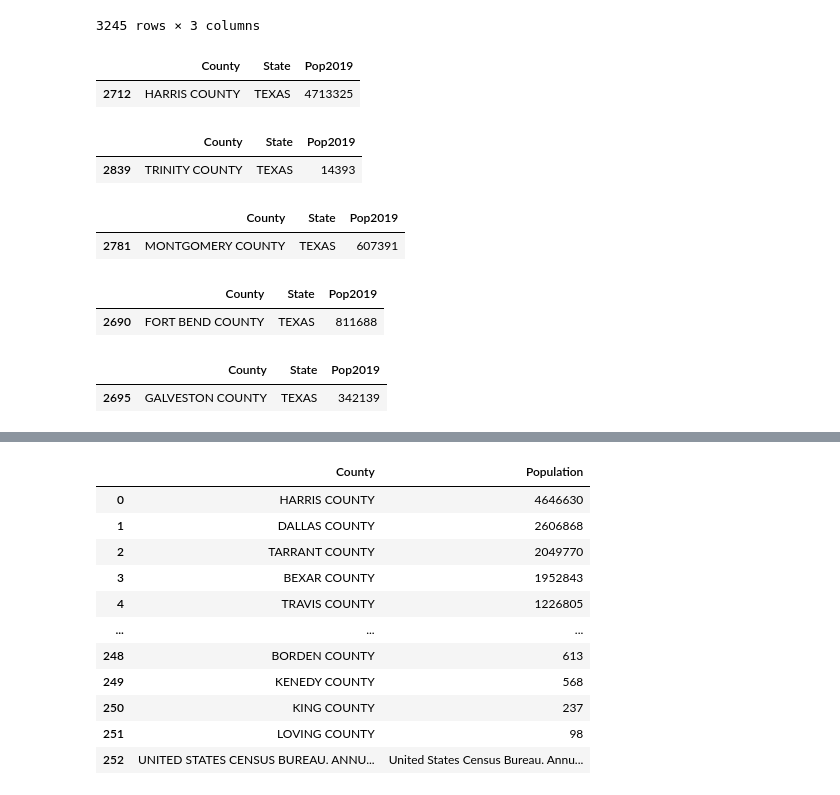
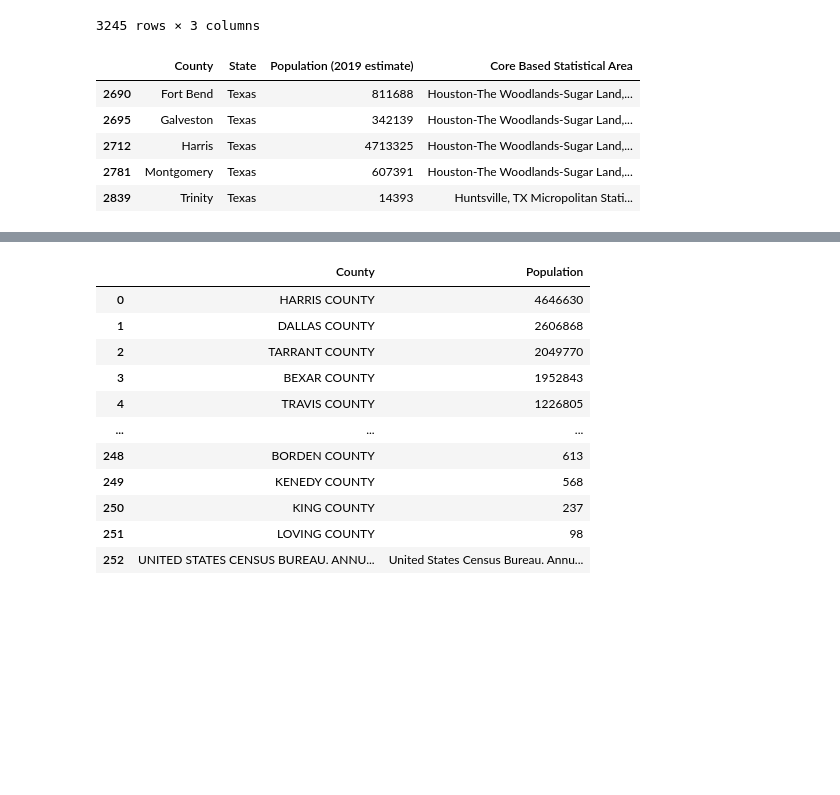
Before and after one commit to i-am-phoenix/Demo, a Jupyter notebook: Brainstorm_Rural Counties.ipynb, the cells around one changed output, grey strips where cells are left out. Saved outputs shown, nothing was run; the diff lists cells and outputs as text; code cells hidden in the pictures; blank space fills up the shorter version.

```diff
--- a/Brainstorm_Rural Counties.ipynb
+++ b/Brainstorm_Rural Counties.ipynb
@@ -101,33 +195,3 @@ state_county_data_clean
 | 3243 | WASHAKIE COUNTY | WYOMING | 7805 |
 | 3244 | WESTON COUNTY | WYOMING | 6927 |
 3245 rows × 3 columns
-# %%
-harris_countydf=state_county_data_clean[(state_county_data_clean['County'].str.contains('HARRIS ')) & (state_county_data_clean['State'].str.contains('TEXAS'))]
-harris_countydf
-# %% [output]
-|  | County | State | Pop2019 |
-| 2712 | HARRIS COUNTY | TEXAS | 4713325 |
-# %%
-trin_countydf=state_county_data_clean[(state_county_data_clean['County'].str.contains('TRINITY ')) & (state_county_data_clean['State'].str.contains('TEXAS'))]
-trin_countydf
-# %% [output]
-|  | County | State | Pop2019 |
-| 2839 | TRINITY COUNTY | TEXAS | 14393 |
-# %%
-mont_countydf=state_county_data_clean[(state_county_data_clean['County'].str.contains('MONTGOMERY ')) & (state_county_data_clean['State'].str.contains('TEXAS'))]
-mont_countydf
-# %% [output]
-|  | County | State | Pop2019 |
-| 2781 | MONTGOMERY COUNTY | TEXAS | 607391 |
-# %%
-fb_countydf=state_county_data_clean[(state_county_data_clean['County'].str.contains('FORT BEND ')) & (state_county_data_clean['State'].str.contains('TEXAS'))]
-fb_countydf
-# %% [output]
-|  | County | State | Pop2019 |
-| 2690 | FORT BEND COUNTY | TEXAS | 811688 |
-# %%
-galv_countydf=state_county_data_clean[(state_county_data_clean['County'].str.contains('GALVESTON ')) & (state_county_data_clean['State'].str.contains('TEXAS'))]
-galv_countydf
-# %% [output]
-|  | County | State | Pop2019 |
-| 2695 | GALVESTON COUNTY | TEXAS | 342139 |
@@ -138,3 +198,15 @@ galv_countydf
+# %%
+#filtered state/county data clean df
+txpop_unfiltered=state_county_data_clean[(state_county_data_clean['County']=='Harris' )|(state_county_data_clean['County']=='Trinity')|(state_county_data_clean['County']=='Trinity')|(state_county_data_clean['County']=='Montgomery')|(state_county_data_clean['County']=='Galveston')|(state_county_data_clean['County']=='Fort Bend')]
+clean_txpop2019=txpop_unfiltered[txpop_unfiltered['State']=='Texas']
+clean_txpop2019
+# %% [output]
+|  | County | State | Population (2019 estimate) | Core Based Statistical Area |
+| 2690 | Fort Bend | Texas | 811688 | Houston-The Woodlands-Sugar Land,... |
+| 2695 | Galveston | Texas | 342139 | Houston-The Woodlands-Sugar Land,... |
+| 2712 | Harris | Texas | 4713325 | Houston-The Woodlands-Sugar Land,... |
+| 2781 | Montgomery | Texas | 607391 | Houston-The Woodlands-Sugar Land,... |
+| 2839 | Trinity | Texas | 14393 | Huntsville, TX Micropolitan Stati... |
 # %%
 #population estimate as of July 2020
 pop_est_2020=pd.read_html("https://txcip.org/tac/census/morecountyinfo.php?MORE=1044")
```
Also changed, not shown: parts of 12 cells of this notebook.
